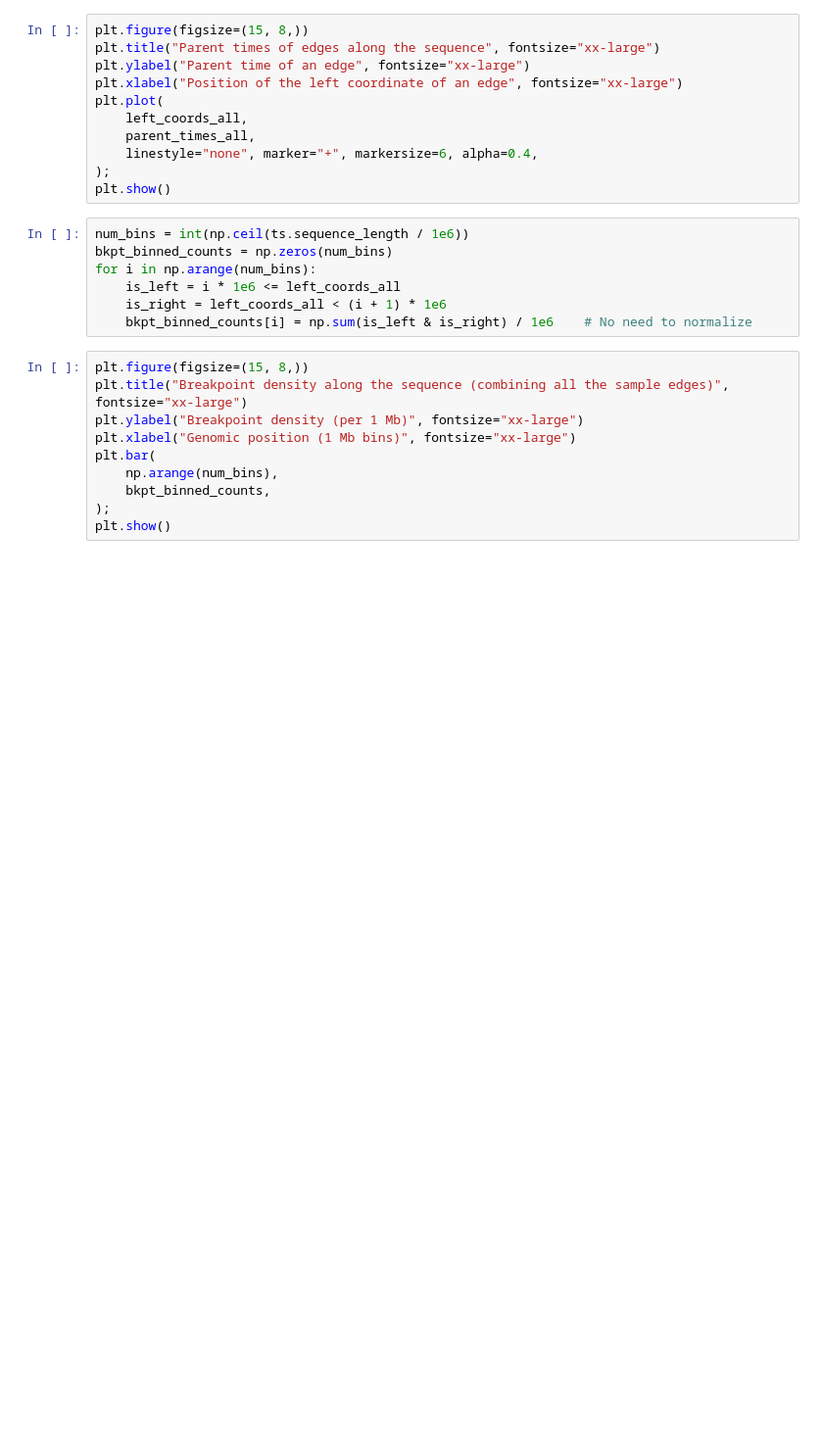
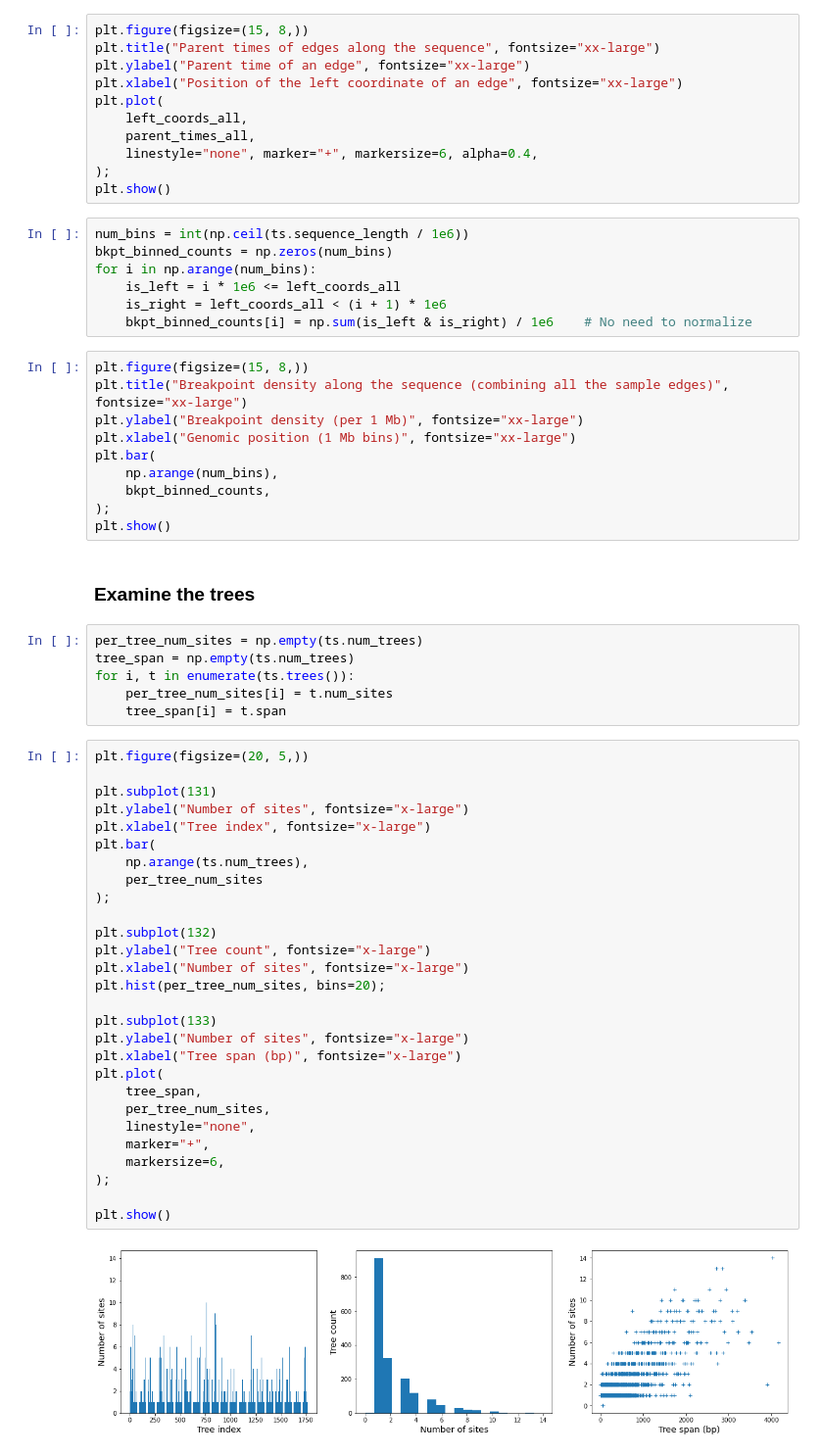
Before and after one commit to szhan/tsimpute, a Jupyter notebook: notebooks/inspect_ts.ipynb, the cells around one changed output. Shown at 98% size. Cells and saved outputs as stored; diff of their text form; blank space fills up the shorter version.

Commit message:
Add plots looking at tree properties

```diff
--- a/notebooks/inspect_ts.ipynb
+++ b/notebooks/inspect_ts.ipynb
@@ -359,3 +364,41 @@ plt.bar(
     bkpt_binned_counts,
 );
 plt.show()
+# %% [markdown]
+### Examine the trees
+# %%
+per_tree_num_sites = np.empty(ts.num_trees)
+tree_span = np.empty(ts.num_trees)
+for i, t in enumerate(ts.trees()):
+    per_tree_num_sites[i] = t.num_sites
+    tree_span[i] = t.span
+# %%
+plt.figure(figsize=(20, 5,))
+
+plt.subplot(131)
+plt.ylabel("Number of sites", fontsize="x-large")
+plt.xlabel("Tree index", fontsize="x-large")
+plt.bar(
+    np.arange(ts.num_trees),
+    per_tree_num_sites
+);
+
+plt.subplot(132)
+plt.ylabel("Tree count", fontsize="x-large")
+plt.xlabel("Number of sites", fontsize="x-large")
+plt.hist(per_tree_num_sites, bins=20);
+
+plt.subplot(133)
+plt.ylabel("Number of sites", fontsize="x-large")
+plt.xlabel("Tree span (bp)", fontsize="x-large")
+plt.plot(
+    tree_span,
+    per_tree_num_sites,
+    linestyle="none",
+    marker="+",
+    markersize=6,
+);
+
+plt.show()
+# %% [output]
+[figure, added]
```
Also changed, not shown: parts of 2 cells of this notebook.
